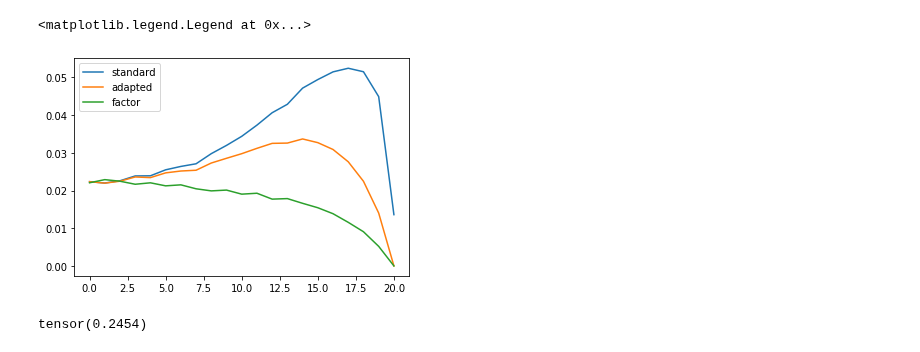
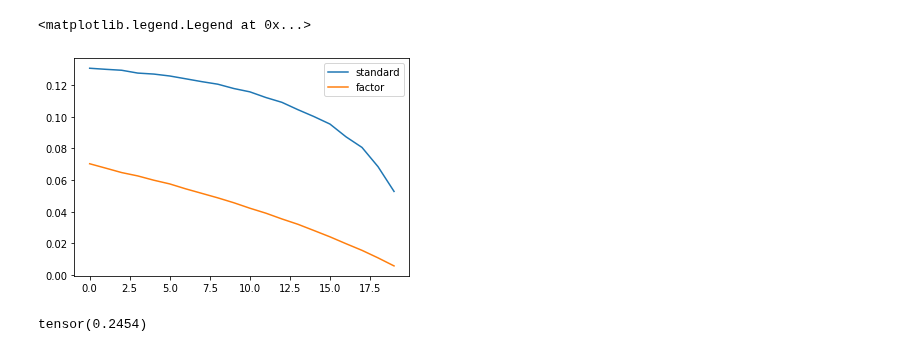
Before and after one commit to Quickblink/rsnn, a Jupyter notebook: Experiments/StochasticExperiments.ipynb, the cells around one changed output. Saved outputs shown, nothing was run; the diff lists cells and outputs as text; code cells hidden in the pictures.

```diff
--- a/Experiments/StochasticExperiments.ipynb
+++ b/Experiments/StochasticExperiments.ipynb
@@ -10,9 +11,9 @@ import matplotlib.pyplot as plt
 # %%
 BATCH_SIZE = 128#1024
-LENGTH = 1000
+LENGTH = 2000 #1000
 device = torch.device('cpu')
 # %%
-def do_test(beta, var, factor, mean=0, high=0, low=0):
+def do_test(beta, var, factor, mean=0, high=0, low=0, length=LENGTH):
     normal = Normal(mean,var)
     uni = Uniform(low, high)
     base_config = {
@@ -28,7 +29,7 @@ def do_test(beta, var, factor, mean=0, high=0, low=0):
 
     model = OuterWrapper(SequenceWrapper(ParallelNetwork(arch, bias=False)), device)
 
-    x = normal.sample((LENGTH, BATCH_SIZE, 1)) * factor + uni.sample((1, BATCH_SIZE, 1))
+    x = normal.sample((length, BATCH_SIZE, 1)) * factor + uni.sample((1, BATCH_SIZE, 1))
 
     out, _, log = model(x, logging=True)
 
@@ -37,21 +38,21 @@ def do_test(beta, var, factor, mean=0, high=0, low=0):
 res = []
 adap = []
 fac = []
-stdd = 0.5#0.11**(0.5)#0.33 #0.4
-for i in range(21):
-    beta = i*0.05
+stdd = 1#0.11**(0.5)#0.33 #0.4
+for i in range(20):
+    beta = 0.8 + i*0.01
     factor = ((1-beta**2))**(0.5)
     res.append(do_test(beta, stdd, 1))
-    adap.append(res[-1]* factor)
     fac.append(do_test(beta, stdd, factor))
+    adap.append(res[-1]/ fac[-1])
 # %%
-plt.plot(range(21), res, label='standard')
-plt.plot(range(21), adap, label='adapted')
-plt.plot(range(21), fac, label='factor')
+plt.plot(range(20), res, label='standard')
+#plt.plot(range(20), adap, label='adapted')
+plt.plot(range(20), fac, label='factor')
 plt.legend()
 # %% [output]
 <matplotlib.legend.Legend at 0x...>
-[figure, old version]
+[figure, new version]
 # %%
 Normal(0,0.5).sample([10000]).var()
 # %% [output]
```
Also changed, not shown: parts of 8 cells of this notebook, 6 other files.
